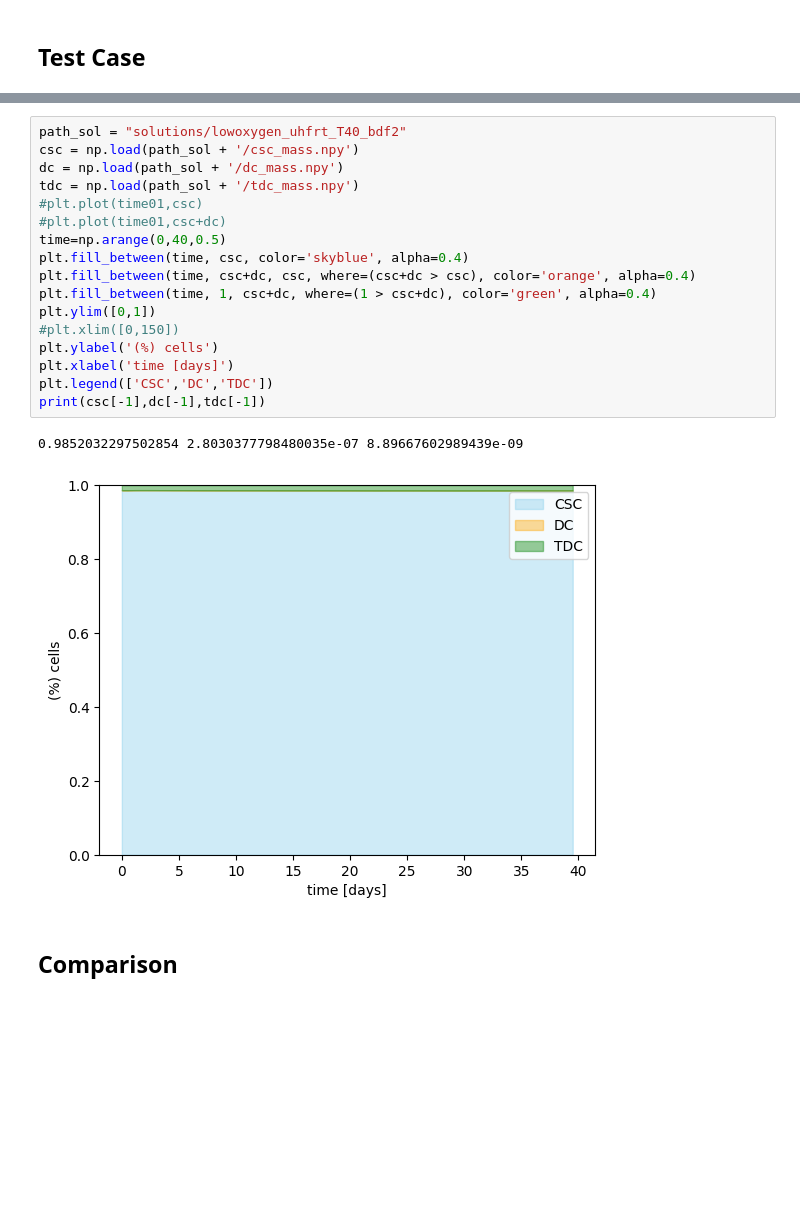
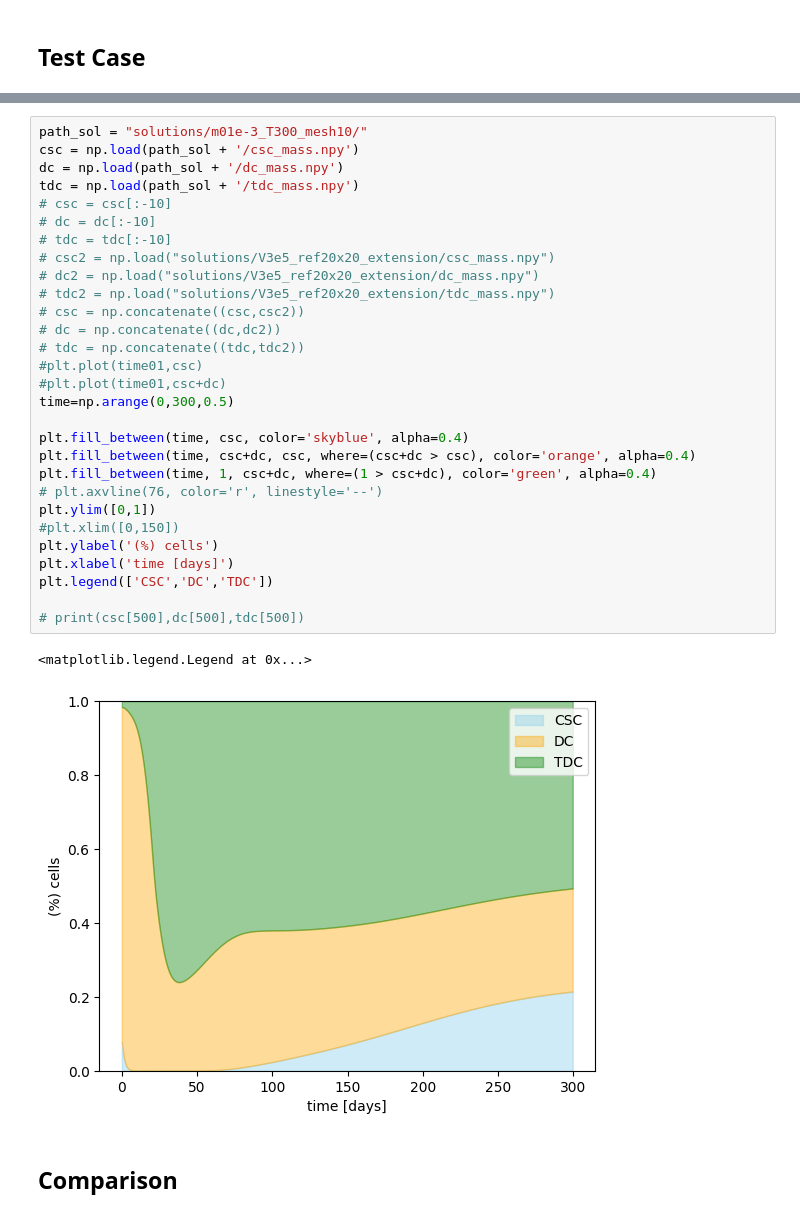
Before and after one commit to saragazzoni/Master_Thesis, a Jupyter notebook: Model2D/main.ipynb, the cells around one changed output, grey strips where cells are left out. Drawn from its saved outputs; the diff is of its cells as text; blank space fills up the shorter version.

```diff
--- a/Model2D/main.ipynb
+++ b/Model2D/main.ipynb
@@ -136,23 +164,35 @@ plt.plot(ctot)
 # %%
-path_sol = "solutions/lowoxygen_uhfrt_T40_bdf2"
+path_sol = "solutions/m01e-3_T300_mesh10/"
 csc = np.load(path_sol + '/csc_mass.npy')
 dc = np.load(path_sol + '/dc_mass.npy')
 tdc = np.load(path_sol + '/tdc_mass.npy')
+# csc = csc[:-10]
+# dc = dc[:-10]
+# tdc = tdc[:-10]
+# csc2 = np.load("solutions/V3e5_ref20x20_extension/csc_mass.npy")
+# dc2 = np.load("solutions/V3e5_ref20x20_extension/dc_mass.npy")
+# tdc2 = np.load("solutions/V3e5_ref20x20_extension/tdc_mass.npy")
+# csc = np.concatenate((csc,csc2))
+# dc = np.concatenate((dc,dc2))
+# tdc = np.concatenate((tdc,tdc2))
 #plt.plot(time01,csc)
 #plt.plot(time01,csc+dc)
-time=np.arange(0,40,0.5)
+time=np.arange(0,300,0.5)
+
 plt.fill_between(time, csc, color='skyblue', alpha=0.4)
 plt.fill_between(time, csc+dc, csc, where=(csc+dc > csc), color='orange', alpha=0.4)
 plt.fill_between(time, 1, csc+dc, where=(1 > csc+dc), color='green', alpha=0.4)
+# plt.axvline(76, color='r', linestyle='--')
 plt.ylim([0,1])
 #plt.xlim([0,150])
 plt.ylabel('(%) cells')
 plt.xlabel('time [days]')
 plt.legend(['CSC','DC','TDC'])
-print(csc[-1],dc[-1],tdc[-1])
+
+# print(csc[500],dc[500],tdc[500])
 # %% [output]
-0.9852032297502854 2.8030377798480035e-07 8.89667602989439e-09
+<matplotlib.legend.Legend at 0x...>
-[figure, old version]
+[figure, new version]
 # %% [markdown]
 ## Comparison
 # %%
```
Also changed, not shown: parts of 11 cells of this notebook, 8 other files.
